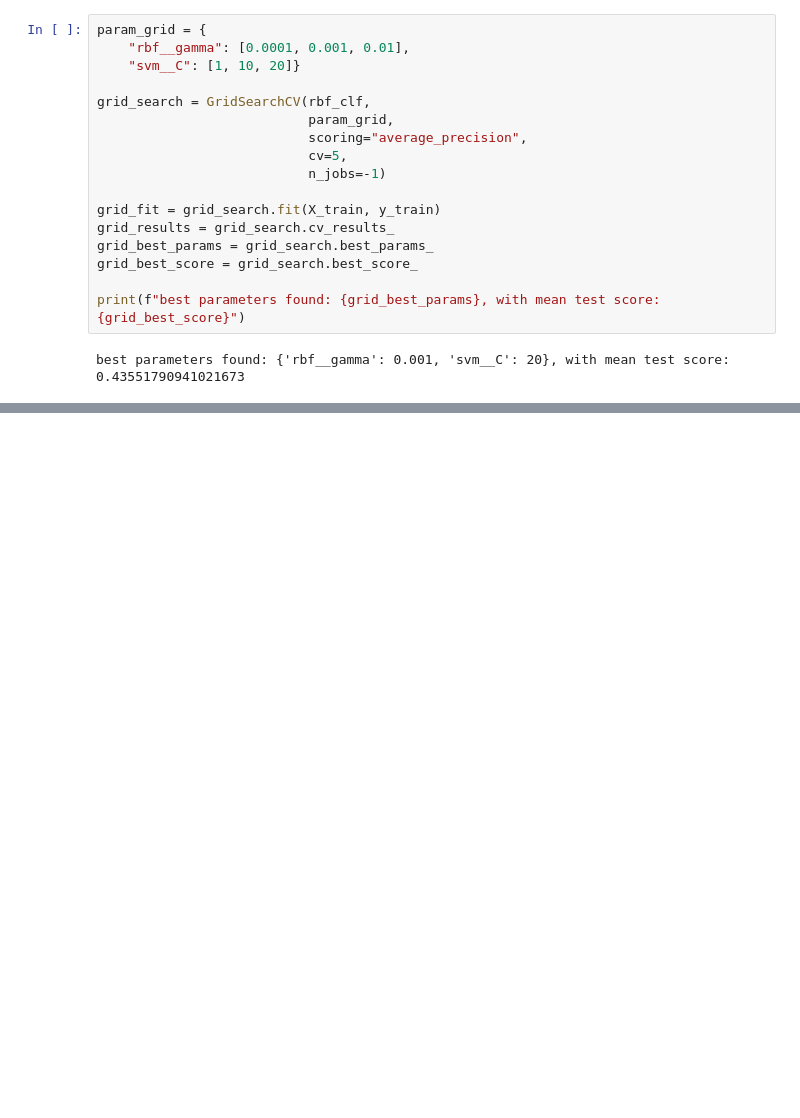
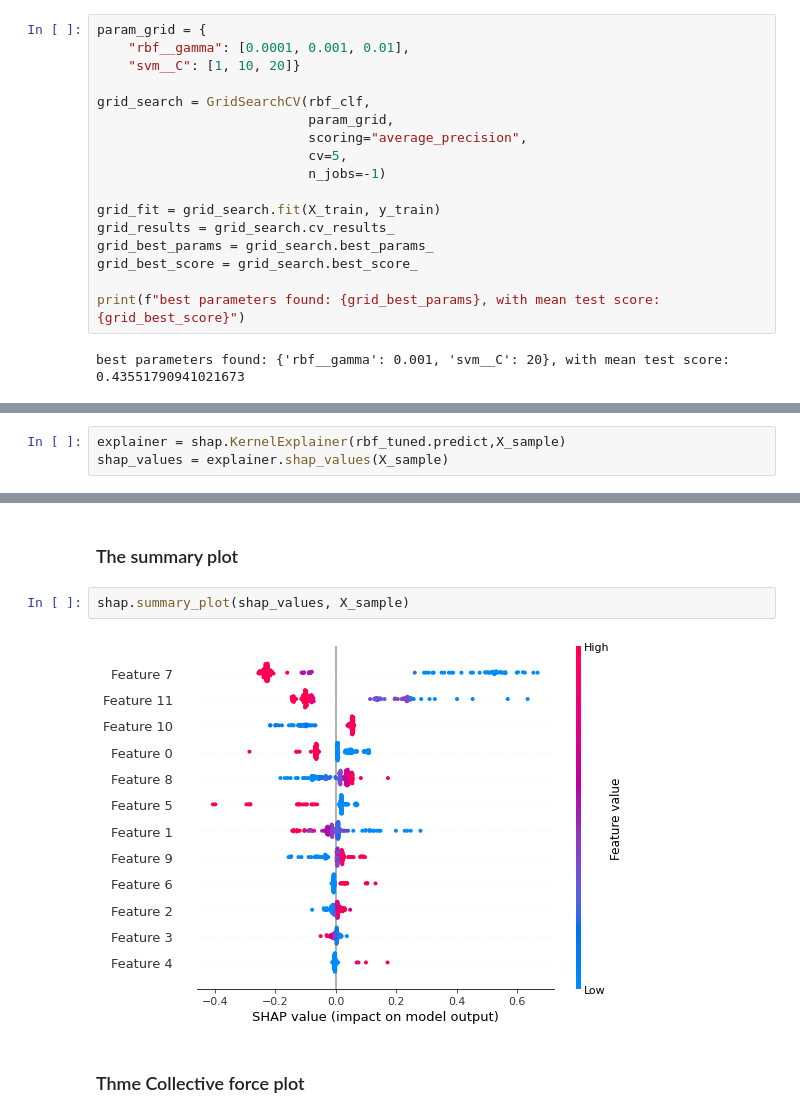
Before and after one commit to iewaij/data-analytics-bank-marketing, a Jupyter notebook: code/7_support_vector_machine.ipynb, the cells around one changed output, grey strips where cells are left out. Cells and saved outputs as stored; diff of their text form; blank space fills up the shorter version.

```diff
--- a/code/7_support_vector_machine.ipynb
+++ b/code/7_support_vector_machine.ipynb
@@ -391,0 +442,3 @@ clf_metric(rbf_tuned)
+# %%
+explainer = shap.KernelExplainer(rbf_tuned.predict,X_sample)
+shap_values = explainer.shap_values(X_sample)
@@ -391,0 +464,8 @@ clf_metric(rbf_tuned)
+# %% [markdown]
+### The summary plot
+# %%
+shap.summary_plot(shap_values, X_sample)
+# %% [output]
+[figure, added]
+# %% [markdown]
+### Thme Collective force plot
```
Also changed, not shown: parts of 19 cells of this notebook, 33 other files.
